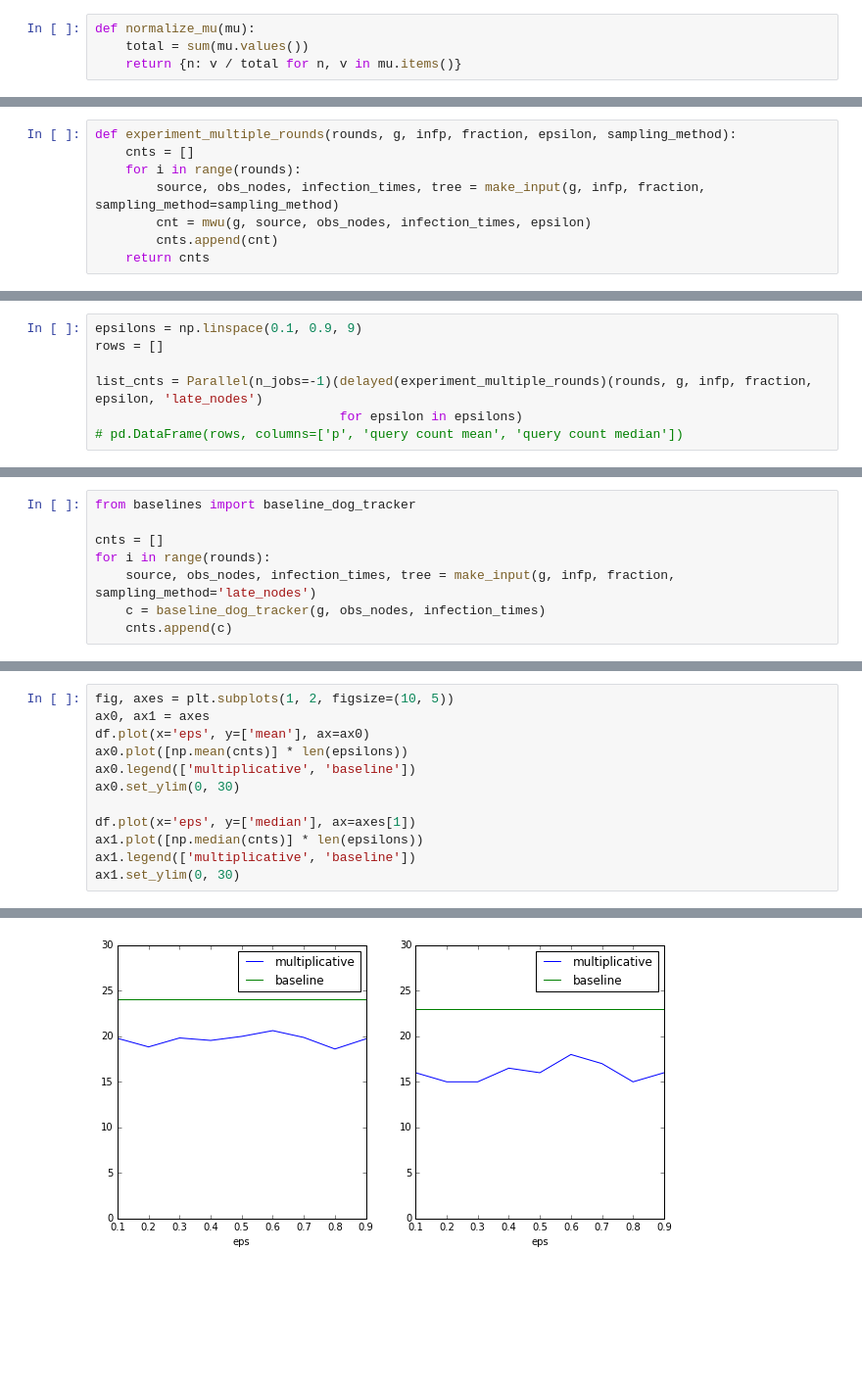
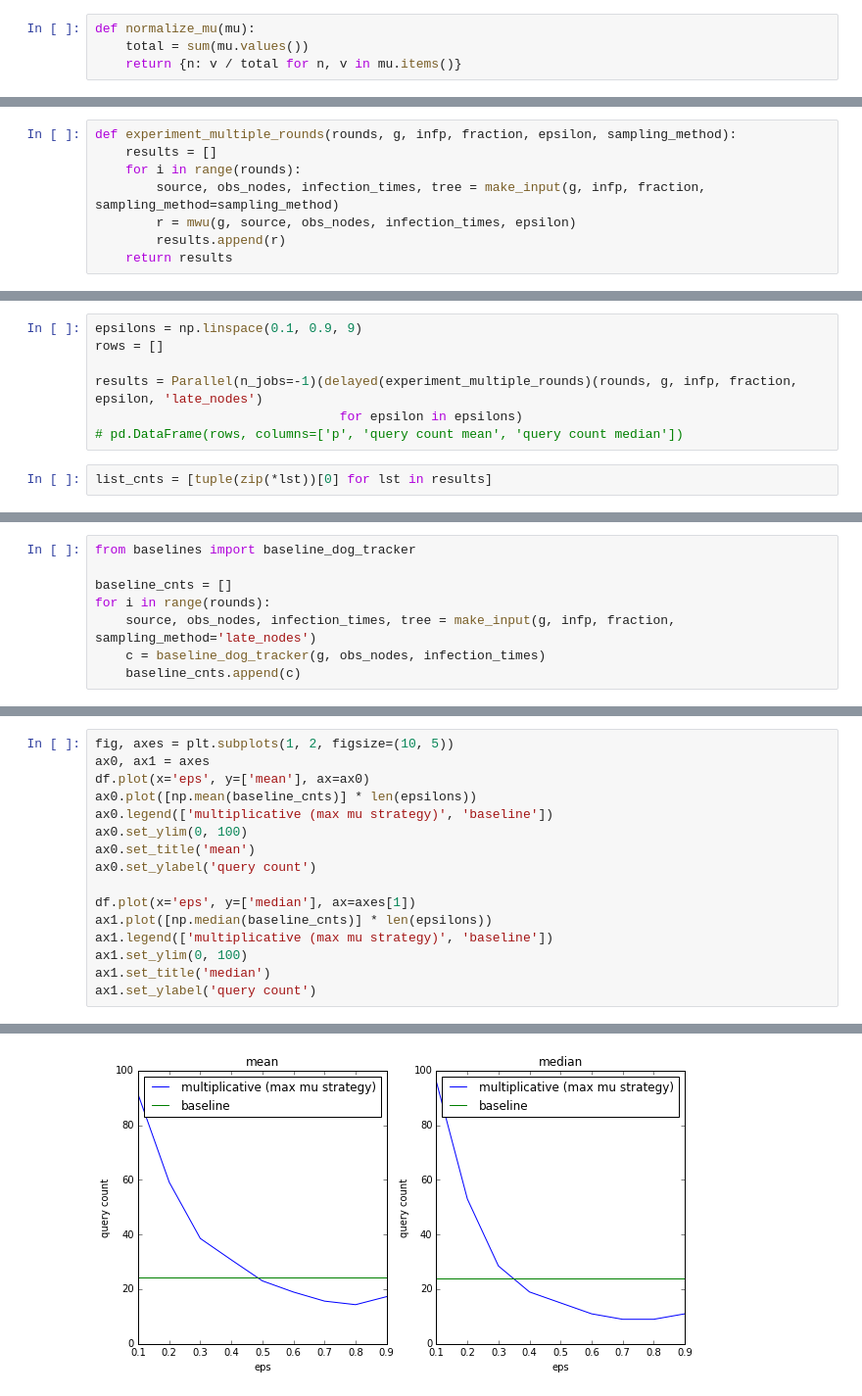
Before and after one commit to xiaohan2012/active-infection-source-finding, a Jupyter notebook: weighted_majority.ipynb, the cells around one changed output, grey strips where cells are left out. Shown at 98% size. Saved outputs shown, nothing was run; the diff lists cells and outputs as text; blank space fills up the shorter version.

Commit message:
multiplicative weight update beats baseline

```diff
--- a/weighted_majority.ipynb
+++ b/weighted_majority.ipynb
@@ -207,11 +226,11 @@ ax.plot(mu_of_source)
 # %%
 def experiment_multiple_rounds(rounds, g, infp, fraction, epsilon, sampling_method):
-    cnts = []
+    results = []
     for i in range(rounds):
         source, obs_nodes, infection_times, tree = make_input(g, infp, fraction, sampling_method=sampling_method)
-        cnt = mwu(g, source, obs_nodes, infection_times, epsilon)
-        cnts.append(cnt)
-    return cnts
+        r = mwu(g, source, obs_nodes, infection_times, epsilon)
+        results.append(r)
+    return results
 # %%
 rounds = 500
 infp = 0.7
@@ -235,9 +260,11 @@ dtype: float64
 epsilons = np.linspace(0.1, 0.9, 9)
 rows = []
 
-list_cnts = Parallel(n_jobs=-1)(delayed(experiment_multiple_rounds)(rounds, g, infp, fraction, epsilon, 'late_nodes')
+results = Parallel(n_jobs=-1)(delayed(experiment_multiple_rounds)(rounds, g, infp, fraction, epsilon, 'late_nodes')
                                 for epsilon in epsilons)
 # pd.DataFrame(rows, columns=['p', 'query count mean', 'query count median'])
+# %%
+list_cnts = [tuple(zip(*lst))[0] for lst in results]
 # %%
 means = list(map(np.mean, list_cnts))
 medians = list(map(np.median, list_cnts))
@@ -249,8 +285,8 @@ df = pd.DataFrame.from_dict({'eps': epsilons, 'mean': means, 'median': medians})
 # %%
 from baselines import baseline_dog_tracker
 
-cnts = []
+baseline_cnts = []
 for i in range(rounds):
     source, obs_nodes, infection_times, tree = make_input(g, infp, fraction, sampling_method='late_nodes')
     c = baseline_dog_tracker(g, obs_nodes, infection_times)
-    cnts.append(c)
+    baseline_cnts.append(c)
@@ -282,12 +300,16 @@ median 23.0
 fig, axes = plt.subplots(1, 2, figsize=(10, 5))
 ax0, ax1 = axes
 df.plot(x='eps', y=['mean'], ax=ax0)
-ax0.plot([np.mean(cnts)] * len(epsilons))
-ax0.legend(['multiplicative', 'baseline'])
-ax0.set_ylim(0, 30)
+ax0.plot([np.mean(baseline_cnts)] * len(epsilons))
+ax0.legend(['multiplicative (max mu strategy)', 'baseline'])
+ax0.set_ylim(0, 100)
+ax0.set_title('mean')
+ax0.set_ylabel('query count')
 
 df.plot(x='eps', y=['median'], ax=axes[1])
-ax1.plot([np.median(cnts)] * len(epsilons))
-ax1.legend(['multiplicative', 'baseline'])
-ax1.set_ylim(0, 30)
+ax1.plot([np.median(baseline_cnts)] * len(epsilons))
+ax1.legend(['multiplicative (max mu strategy)', 'baseline'])
+ax1.set_ylim(0, 100)
+ax1.set_title('median')
+ax1.set_ylabel('query count')
 # %% [output]
@@ -295 +317 @@ ax1.set_ylim(0, 30)
-[figure, old version]
+[figure, new version]
```
Also changed, not shown: parts of 13 cells of this notebook, 1 other file.
